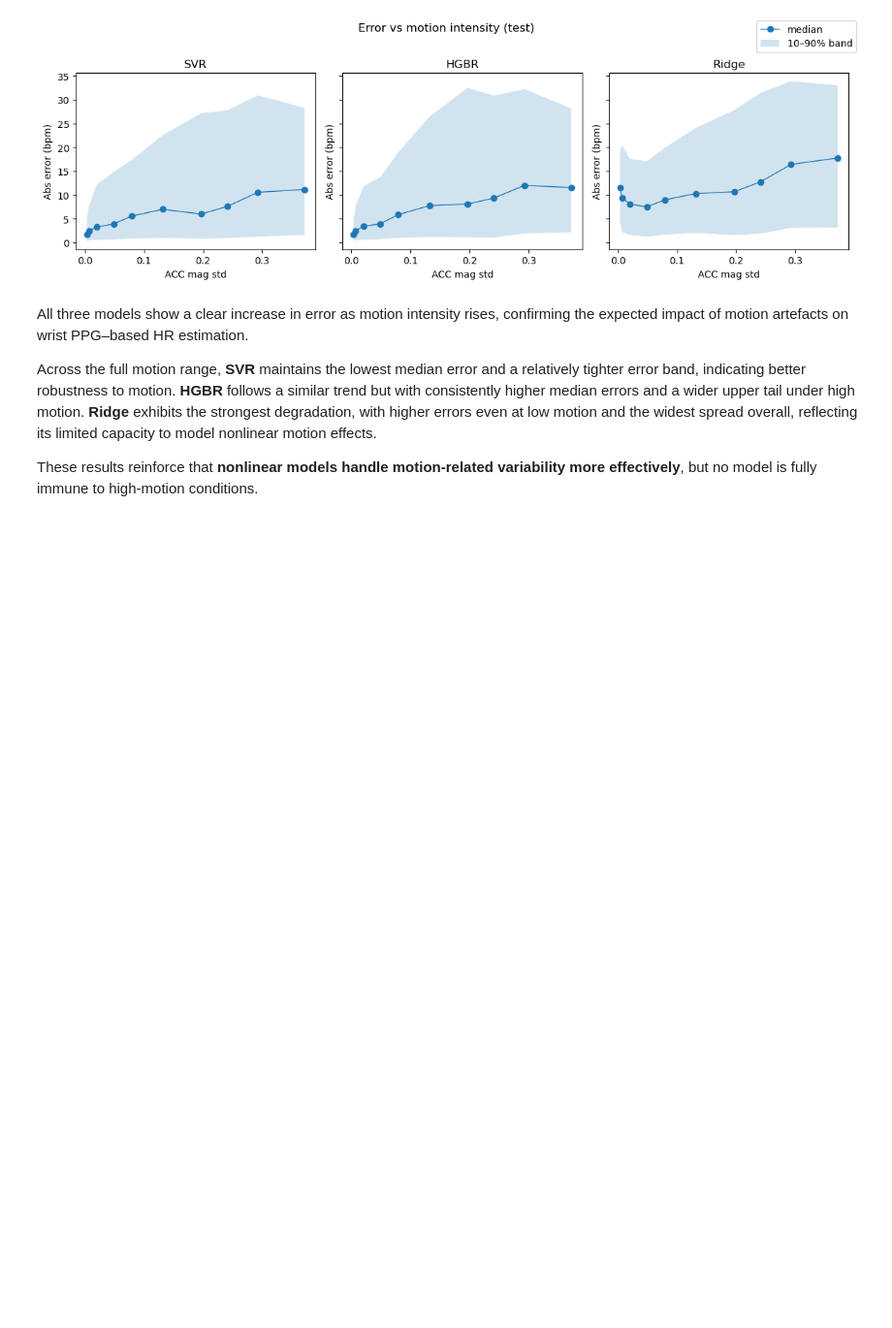
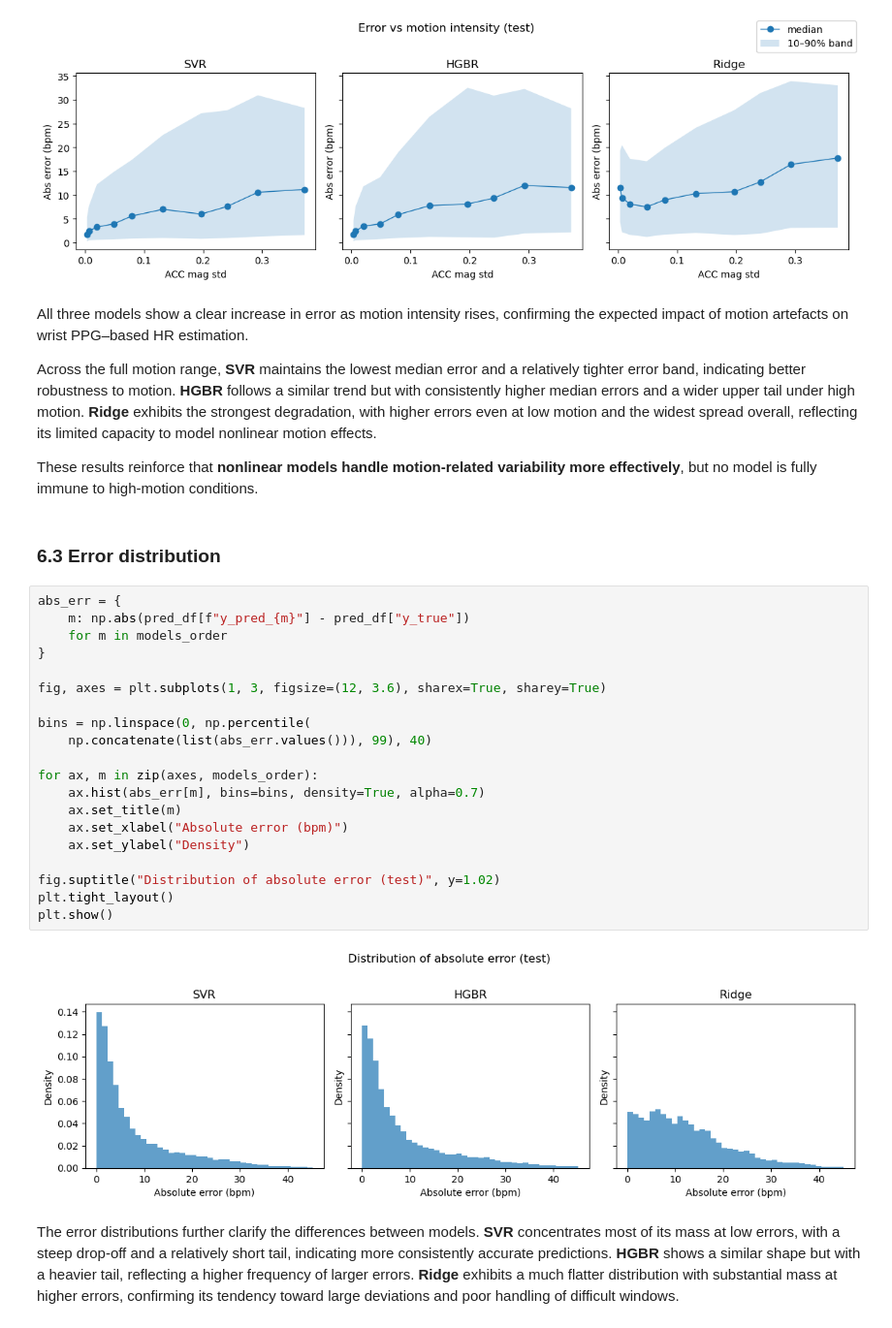
Before and after one commit to ChouaibB/wearables-ml-examples, a Jupyter notebook: notebooks/02_hr_estimation_from_wrist_ppg_acc_ppgdalia.ipynb, the cells around one changed output. Shown at 97% size. Drawn from its saved outputs; the diff is of its cells as text; blank space fills up the shorter version.

Commit message:
residuals distribution across models

```diff
--- a/notebooks/02_hr_estimation_from_wrist_ppg_acc_ppgdalia.ipynb
+++ b/notebooks/02_hr_estimation_from_wrist_ppg_acc_ppgdalia.ipynb
@@ -586,3 +584,29 @@ All three models show a clear increase in error as motion intensity rises, confi
 Across the full motion range, **SVR** maintains the lowest median error and a relatively tighter error band, indicating better robustness to motion. **HGBR** follows a similar trend but with consistently higher median errors and a wider upper tail under high motion. **Ridge** exhibits the strongest degradation, with higher errors even at low motion and the widest spread overall, reflecting its limited capacity to model nonlinear motion effects.
 
 These results reinforce that **nonlinear models handle motion-related variability more effectively**, but no model is fully immune to high-motion conditions.
+# %% [markdown]
+### 6.3 Error distribution
+# %%
+abs_err = {
+    m: np.abs(pred_df[f"y_pred_{m}"] - pred_df["y_true"])
+    for m in models_order
+}
+
+fig, axes = plt.subplots(1, 3, figsize=(12, 3.6), sharex=True, sharey=True)
+
+bins = np.linspace(0, np.percentile(
+    np.concatenate(list(abs_err.values())), 99), 40)
+
+for ax, m in zip(axes, models_order):
+    ax.hist(abs_err[m], bins=bins, density=True, alpha=0.7)
+    ax.set_title(m)
+    ax.set_xlabel("Absolute error (bpm)")
+    ax.set_ylabel("Density")
+
+fig.suptitle("Distribution of absolute error (test)", y=1.02)
+plt.tight_layout()
+plt.show()
+# %% [output]
+[figure, added]
+# %% [markdown]
+The error distributions further clarify the differences between models. **SVR** concentrates most of its mass at low errors, with a steep drop-off and a relatively short tail, indicating more consistently accurate predictions. **HGBR** shows a similar shape but with a heavier tail, reflecting a higher frequency of larger errors. **Ridge** exhibits a much flatter distribution with substantial mass at higher errors, confirming its tendency toward large deviations and poor handling of difficult windows.
```
Also changed, not shown: parts of 1 cell of this notebook.
